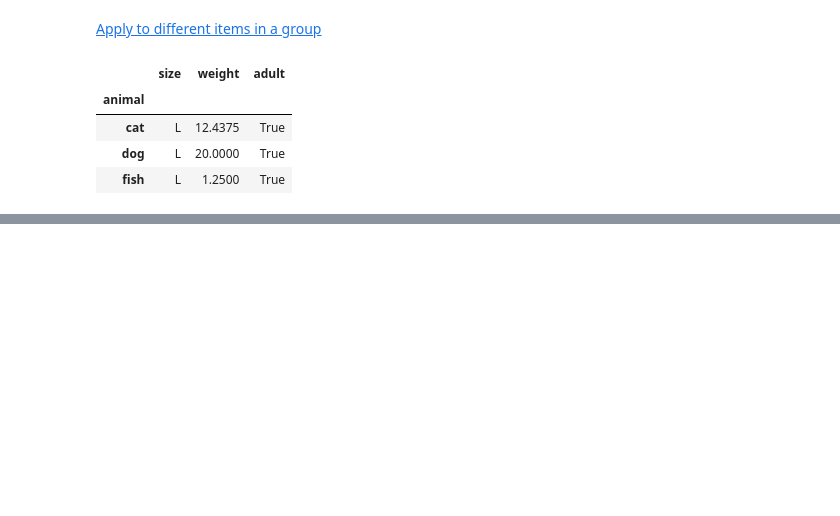
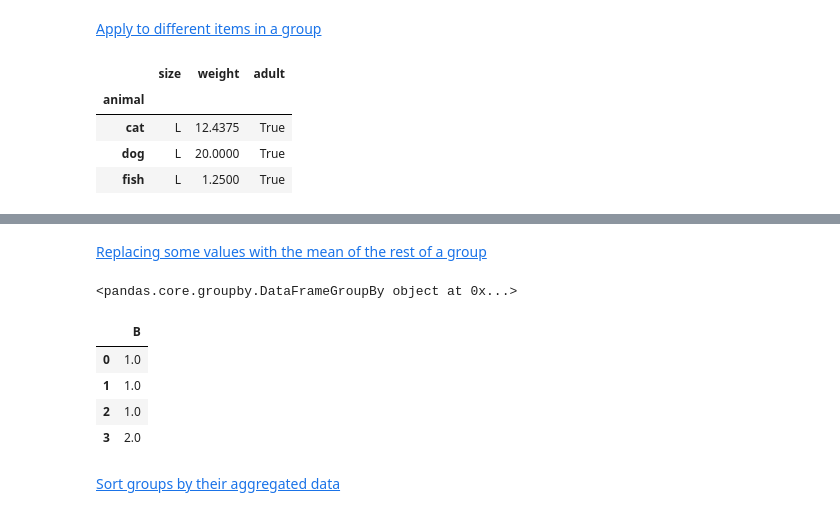
Before and after one commit to bgroveben/python3_machine_learning_projects, a Jupyter notebook: learn_kaggle/pandas/pandas_cookbook.ipynb, the cells around one changed output, grey strips where cells are left out. Drawn from its saved outputs; the diff is of its cells as text; code cells hidden in the pictures; blank space fills up the shorter version.

Commit message:
More recipes for grouping and arranging data with pandas

```diff
--- a/learn_kaggle/pandas/pandas_cookbook.ipynb
+++ b/learn_kaggle/pandas/pandas_cookbook.ipynb
@@ -882,0 +919,24 @@ expected_df = gb.apply(GrowUp); expected_df
+# %% [markdown]
+[Replacing some values with the mean of the rest of a group](https://stackoverflow.com/questions/14760757/replacing-values-with-groupby-means)
+# %%
+df = pd.DataFrame({'A' : [1,1,2,2], 'B' : [1,-1,1,2]})
+gb = df.groupby('A'); gb
+# %% [output]
+<pandas.core.groupby.DataFrameGroupBy object at 0x...>
+# %%
+def replace(g):
+    # Select all values less than zero:
+    mask = g < 0
+    # Replace those values with the mean of the other values that are positive:
+    g.loc[mask] = g[~mask].mean()
+    return g
+# %%
+gb.transform(replace)
+# %% [output]
+|  | B |
+| 0 | 1.0 |
+| 1 | 1.0 |
+| 2 | 1.0 |
+| 3 | 2.0 |
+# %% [markdown]
+[Sort groups by their aggregated data](https://stackoverflow.com/questions/14941366/pandas-sort-by-group-aggregate-and-column)
```
Also changed, not shown: parts of 12 cells of this notebook.
